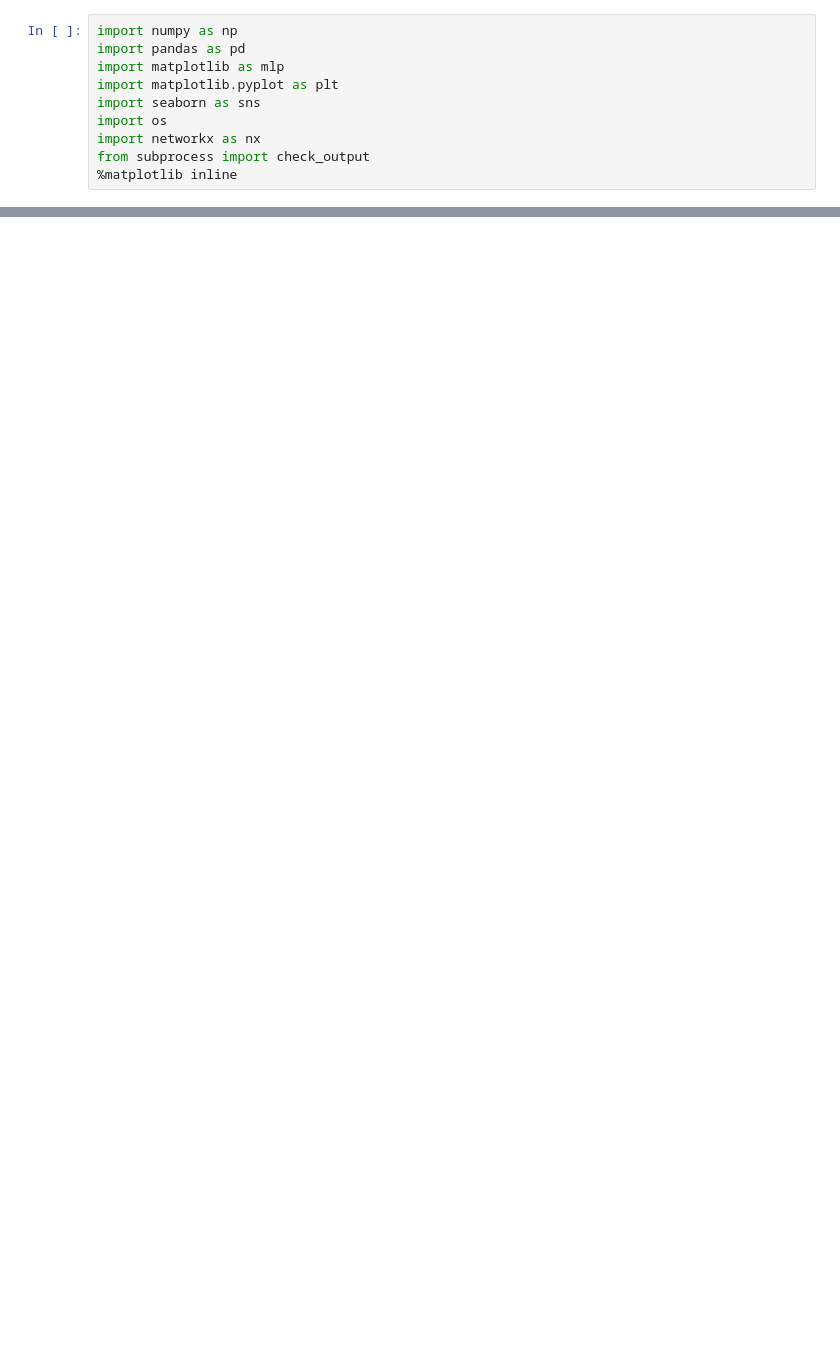
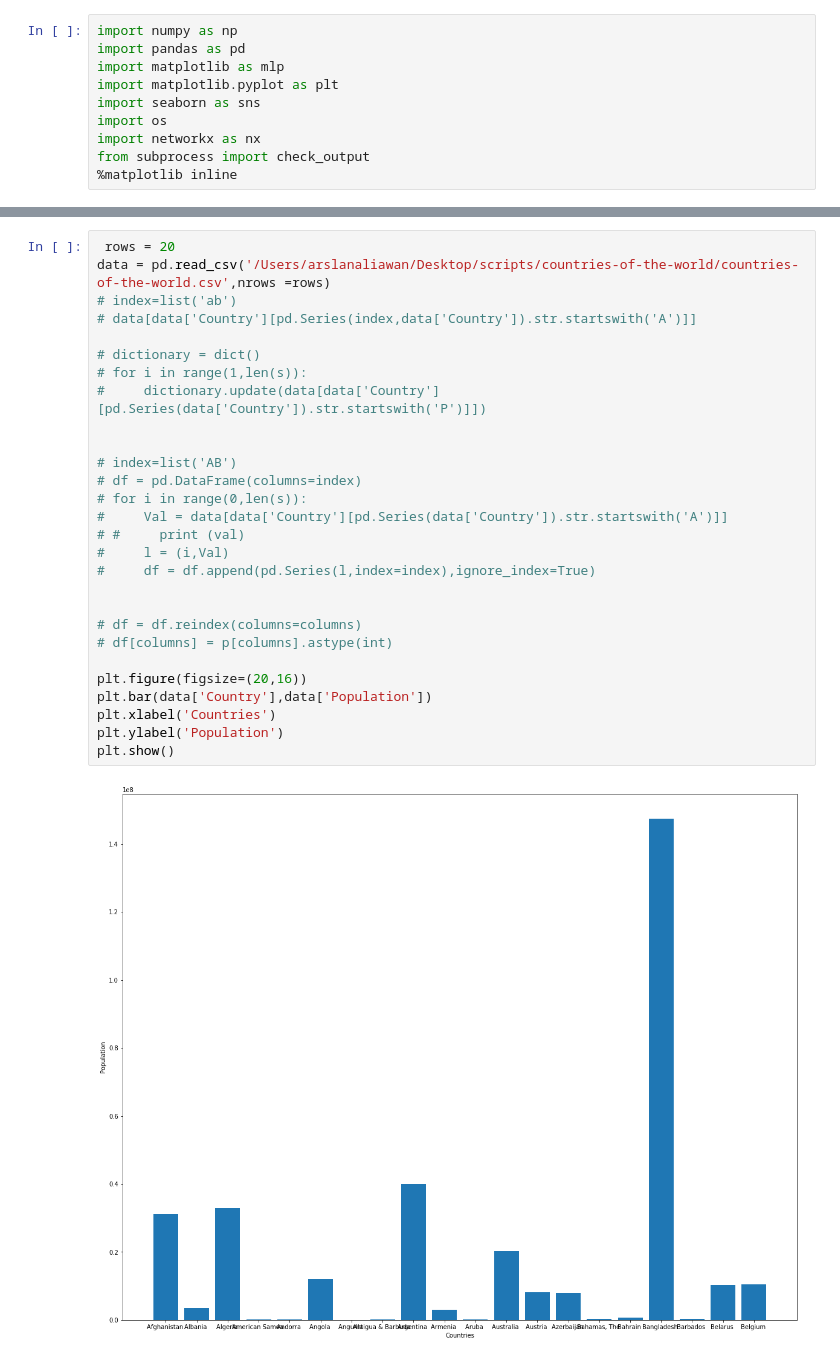
Before and after one commit to ArslanAliAwan/CountriesoftheWorld, a Jupyter notebook: countriesfile.ipynb, the cells around one changed output, grey strips where cells are left out. Saved outputs shown, nothing was run; the diff lists cells and outputs as text; blank space fills up the shorter version.

```diff
--- a/countriesfile.ipynb
+++ b/countriesfile.ipynb
@@ -20,0 +148,30 @@ data.head()
+# %%
+ rows = 20
+data = pd.read_csv('/Users/arslanaliawan/Desktop/scripts/countries-of-the-world/countries-of-the-world.csv',nrows =rows)
+# index=list('ab')
+# data[data['Country'][pd.Series(index,data['Country']).str.startswith('A')]]
+
+# dictionary = dict()
+# for i in range(1,len(s)):
+#     dictionary.update(data[data['Country'][pd.Series(data['Country']).str.startswith('P')]])
+
+
+# index=list('AB')
+# df = pd.DataFrame(columns=index)
+# for i in range(0,len(s)):
+#     Val = data[data['Country'][pd.Series(data['Country']).str.startswith('A')]]
+# #     print (val)
+#     l = (i,Val)
+#     df = df.append(pd.Series(l,index=index),ignore_index=True)
+
+
+# df = df.reindex(columns=columns)
+# df[columns] = p[columns].astype(int)
+
+plt.figure(figsize=(20,16))
+plt.bar(data['Country'],data['Population'])
+plt.xlabel('Countries')
+plt.ylabel('Population')
+plt.show()
+# %% [output]
+[figure, added]
```
Also changed, not shown: parts of 12 cells of this notebook.
